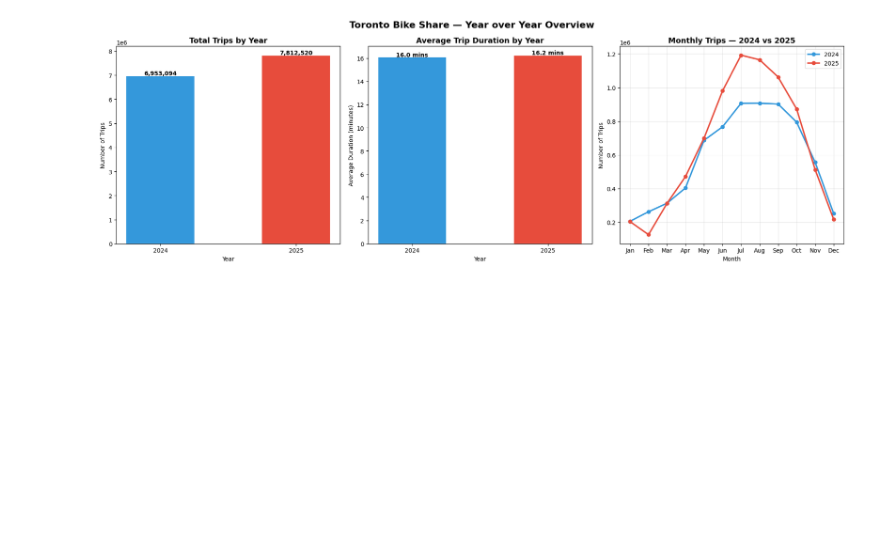
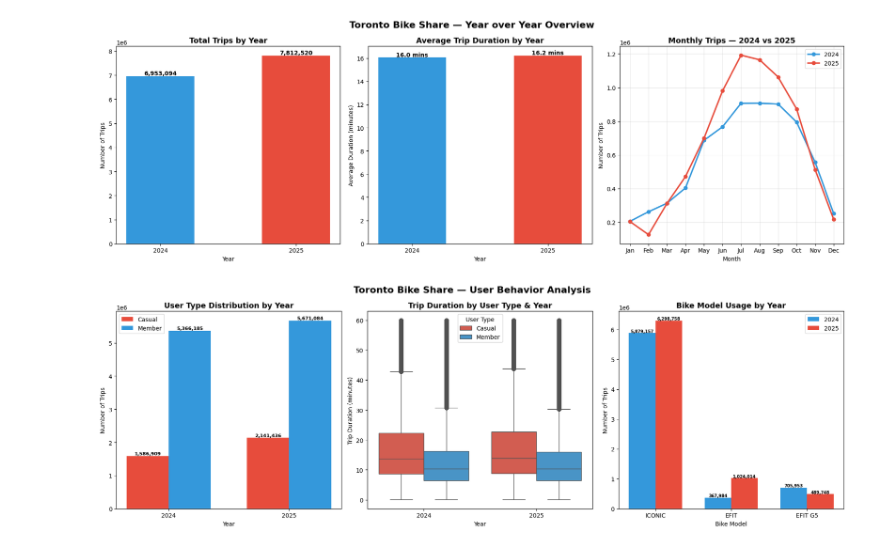
Before and after one commit to john-nio/portfolio-projects, a Jupyter notebook: toronto_bikeshare/bikeshare.ipynb, the cells around one changed output. Cells and saved outputs as stored; diff of their text form; code cells hidden in the pictures; blank space fills up the shorter version.

Commit message:
Adding more charts

```diff
--- a/toronto_bikeshare/bikeshare.ipynb
+++ b/toronto_bikeshare/bikeshare.ipynb
@@ -578,3 +578,102 @@ plt.savefig('visualizations/year_over_year.png', dpi=150)
 plt.show()
 # %% [output]
 [figure]
+# %%
+fig, axes = plt.subplots(1, 3, figsize=(18, 6))
+
+# ── 4. User type distribution by year ─────────────────────────
+user_year = df_all.groupby(['Year', 'User_Type']).size().reset_index(name='trips')
+
+x = np.arange(2)
+width = 0.35
+
+casual_2024 = user_year[(user_year['Year']==2024) & (user_year['User_Type']=='Casual')]['trips'].values[0]
+member_2024 = user_year[(user_year['Year']==2024) & (user_year['User_Type']=='Member')]['trips'].values[0]
+casual_2025 = user_year[(user_year['Year']==2025) & (user_year['User_Type']=='Casual')]['trips'].values[0]
+member_2025 = user_year[(user_year['Year']==2025) & (user_year['User_Type']=='Member')]['trips'].values[0]
+
+bars1 = axes[0].bar(x - width/2, [casual_2024, casual_2025],
+                    width, color='#e74c3c', label='Casual')
+bars2 = axes[0].bar(x + width/2, [member_2024, member_2025],
+                    width, color='#3498db', label='Member')
+
+axes[0].set_title('User Type Distribution by Year',
+                  fontsize=13, fontweight='bold')
+axes[0].set_xlabel('Year')
+axes[0].set_ylabel('Number of Trips')
+axes[0].set_xticks(x)
+axes[0].set_xticklabels(['2024', '2025'])
+axes[0].legend()
+
+for bar in bars1:
+    axes[0].text(bar.get_x() + bar.get_width()/2,
+                 bar.get_height() + 30000,
+                 f'{bar.get_height():,.0f}',
+                 ha='center', fontsize=8, fontweight='bold')
+for bar in bars2:
+    axes[0].text(bar.get_x() + bar.get_width()/2,
+                 bar.get_height() + 30000,
+                 f'{bar.get_height():,.0f}',
+                 ha='center', fontsize=8, fontweight='bold')
+
+# ── 5. Trip duration by user type (box plot) ──────────────────
+# cap at 60 mins for readability
+df_plot = df_trips[df_trips['Trip_Duration'] <= 3600].copy()
+df_plot['Duration_mins'] = df_plot['Trip_Duration'] / 60
+
+sns.boxplot(data=df_plot, x='Year', y='Duration_mins',
+            hue='User_Type',
+            palette={'Casual': '#e74c3c', 'Member': '#3498db'},
+            ax=axes[1])
+
+axes[1].set_title('Trip Duration by User Type & Year',
+                  fontsize=13, fontweight='bold')
+axes[1].set_xlabel('Year')
+axes[1].set_ylabel('Trip Duration (minutes)')
+axes[1].legend(title='User Type')
+
+# ── 6. Bike model usage by year ───────────────────────────────
+bike_year = df_all.groupby(['Year', 'Bike_Model']).size().reset_index(name='trips')
+
+x = np.arange(3)
+width = 0.35
+models = ['ICONIC', 'EFIT', 'EFIT G5']
+
+vals_2024 = [bike_year[(bike_year['Year']==2024) &
+             (bike_year['Bike_Model']==m)]['trips'].values[0]
+             for m in models]
+vals_2025 = [bike_year[(bike_year['Year']==2025) &
+             (bike_year['Bike_Model']==m)]['trips'].values[0]
+             for m in models]
+
+bars1 = axes[2].bar(x - width/2, vals_2024, width,
+                    color='#3498db', label='2024')
+bars2 = axes[2].bar(x + width/2, vals_2025, width,
+                    color='#e74c3c', label='2025')
+
+axes[2].set_title('Bike Model Usage by Year',
+                  fontsize=13, fontweight='bold')
+axes[2].set_xlabel('Bike Model')
+axes[2].set_ylabel('Number of Trips')
+axes[2].set_xticks(x)
+axes[2].set_xticklabels(models)
+axes[2].legend()
+
+for bar in bars1:
+    axes[2].text(bar.get_x() + bar.get_width()/2,
+                 bar.get_height() + 20000,
+                 f'{bar.get_height():,.0f}',
+                 ha='center', fontsize=7, fontweight='bold')
+for bar in bars2:
+    axes[2].text(bar.get_x() + bar.get_width()/2,
+                 bar.get_height() + 20000,
+                 f'{bar.get_height():,.0f}',
+                 ha='center', fontsize=7, fontweight='bold')
+
+fig.suptitle('Toronto Bike Share — User Behavior Analysis',
+             fontsize=16, fontweight='bold')
+plt.tight_layout()
+plt.savefig('visualizations/user_behavior.png', dpi=150)
+plt.show()
+# %% [output]
+[figure, added]
```
Also changed, not shown: 1 other file.
